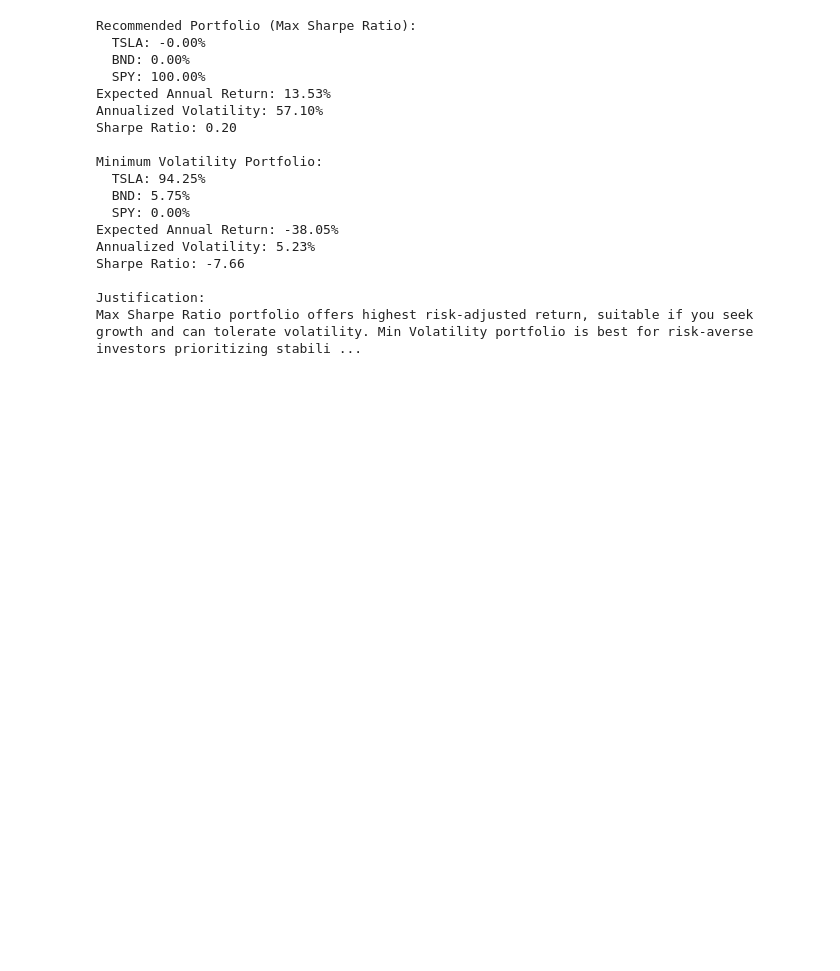
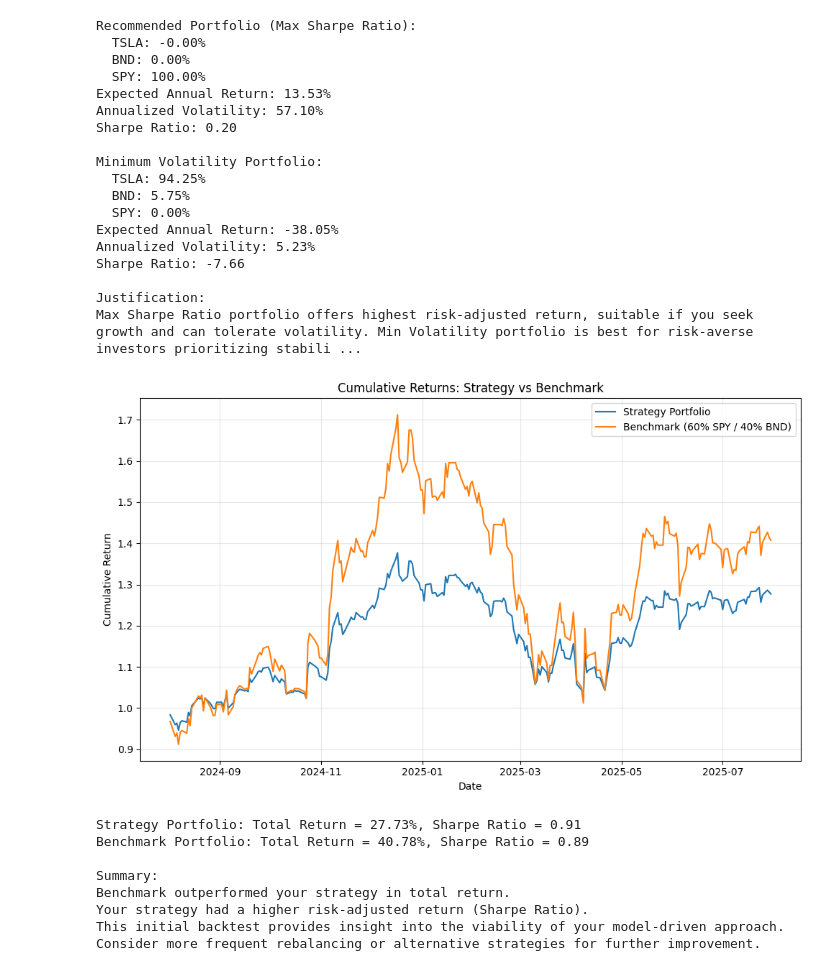
Before and after one commit to Emnet-tes/FinSight-TimeSeries, a Jupyter notebook: notebooks/tsla_forecasting_arima_lstm.ipynb, the cells around one changed output. Cells and saved outputs as stored; diff of their text form; code cells hidden in the pictures; blank space fills up the shorter version.

Commit message:
task 5: Done Strategy Backtesting

```diff
--- a/notebooks/tsla_forecasting_arima_lstm.ipynb
+++ b/notebooks/tsla_forecasting_arima_lstm.ipynb
@@ -732,3 +732,77 @@ Sharpe Ratio: -7.66
 
 Justification:
 Max Sharpe Ratio portfolio offers highest risk-adjusted return, suitable if you seek growth and can tolerate volatility. Min Volatility portfolio is best for risk-averse investors prioritizing stabili ...
+# %%
+# Task 5: Strategy Backtesting
+import yfinance as yf
+import numpy as np
+import pandas as pd
+import matplotlib.pyplot as plt
+
+# 1. Define backtest period
+bt_start = '2024-08-01'
+bt_end = '2025-07-31'
+assets = ['TSLA', 'BND', 'SPY']
+prices_bt = yf.download(assets, start=bt_start, end=bt_end, progress=False)['Close']
+prices_bt = prices_bt.asfreq('B').ffill().dropna()
+returns_bt = prices_bt.pct_change().dropna()
+
+# 2. Get strategy weights (from Task 4, Max Sharpe Ratio)
+# If not available, fallback to equal weights
+try:
+    strategy_weights = max_sharpe_weights
+except NameError:
+    strategy_weights = np.array([1/3, 1/3, 1/3])
+
+# 3. Benchmark weights: 60% SPY, 40% BND
+benchmark_weights = np.array([0, 0.4, 0.6])
+
+# 4. Simulate portfolios
+strategy_returns = returns_bt @ strategy_weights
+benchmark_returns = returns_bt @ benchmark_weights
+
+strategy_cum = (1 + strategy_returns).cumprod()
+benchmark_cum = (1 + benchmark_returns).cumprod()
+
+# 5. Plot cumulative returns
+plt.figure(figsize=(10,6))
+plt.plot(strategy_cum.index, strategy_cum.values, label='Strategy Portfolio')
+plt.plot(benchmark_cum.index, benchmark_cum.values, label='Benchmark (60% SPY / 40% BND)')
+plt.title('Cumulative Returns: Strategy vs Benchmark')
+plt.xlabel('Date')
+plt.ylabel('Cumulative Return')
+plt.legend()
+plt.grid(alpha=0.3)
+plt.tight_layout()
+plt.show()
+
+# 6. Performance metrics
+rf = 0.02 / 252  # daily risk-free rate
+strategy_sharpe = (strategy_returns.mean() - rf) / strategy_returns.std() * np.sqrt(252)
+benchmark_sharpe = (benchmark_returns.mean() - rf) / benchmark_returns.std() * np.sqrt(252)
+
+strategy_total = strategy_cum.iloc[-1] - 1
+benchmark_total = benchmark_cum.iloc[-1] - 1
+
+print(f"Strategy Portfolio: Total Return = {strategy_total:.2%}, Sharpe Ratio = {strategy_sharpe:.2f}")
+print(f"Benchmark Portfolio: Total Return = {benchmark_total:.2%}, Sharpe Ratio = {benchmark_sharpe:.2f}")
+
+print("\nSummary:")
+if strategy_total > benchmark_total:
+    print("Your strategy outperformed the benchmark in total return.")
+else:
+    print("Benchmark outperformed your strategy in total return.")
+if strategy_sharpe > benchmark_sharpe:
+    print("Your strategy had a higher risk-adjusted return (Sharpe Ratio).")
+else:
+    print("Benchmark had a higher risk-adjusted return (Sharpe Ratio).")
+print("This initial backtest provides insight into the viability of your model-driven approach. Consider more frequent rebalancing or alternative strategies for further improvement.")
+# %% [output]
+[figure, added]
+Strategy Portfolio: Total Return = 27.73%, Sharpe Ratio = 0.91
+Benchmark Portfolio: Total Return = 40.78%, Sharpe Ratio = 0.89
+
+Summary:
+Benchmark outperformed your strategy in total return.
+Your strategy had a higher risk-adjusted return (Sharpe Ratio).
+This initial backtest provides insight into the viability of your model-driven approach. Consider more frequent rebalancing or alternative strategies for further improvement.
```
Also changed, not shown: parts of 1 cell of this notebook.
